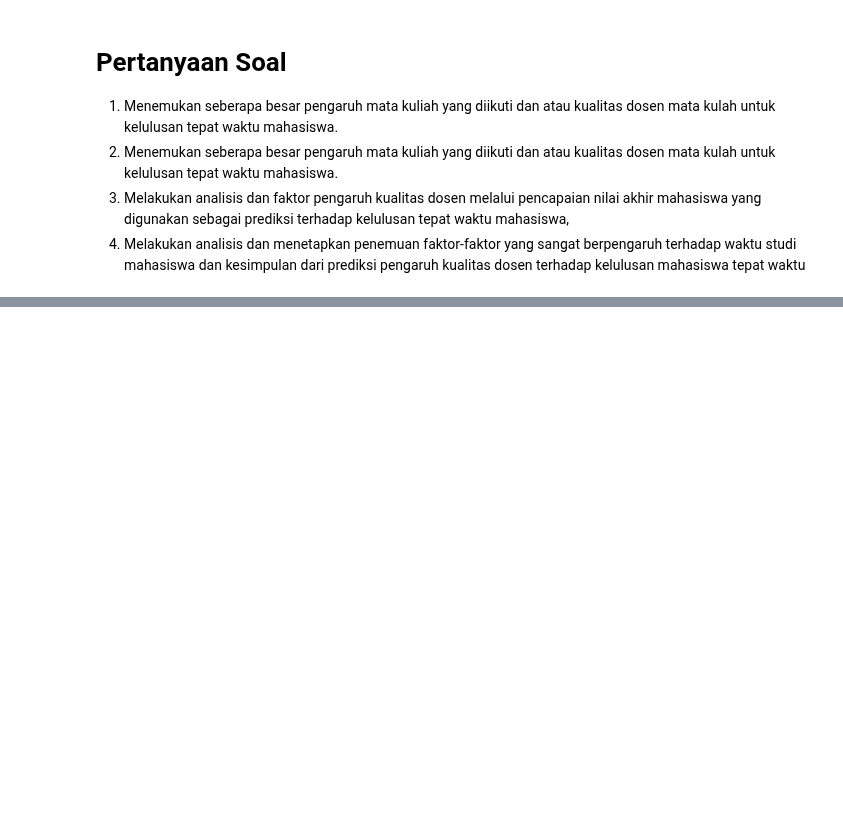
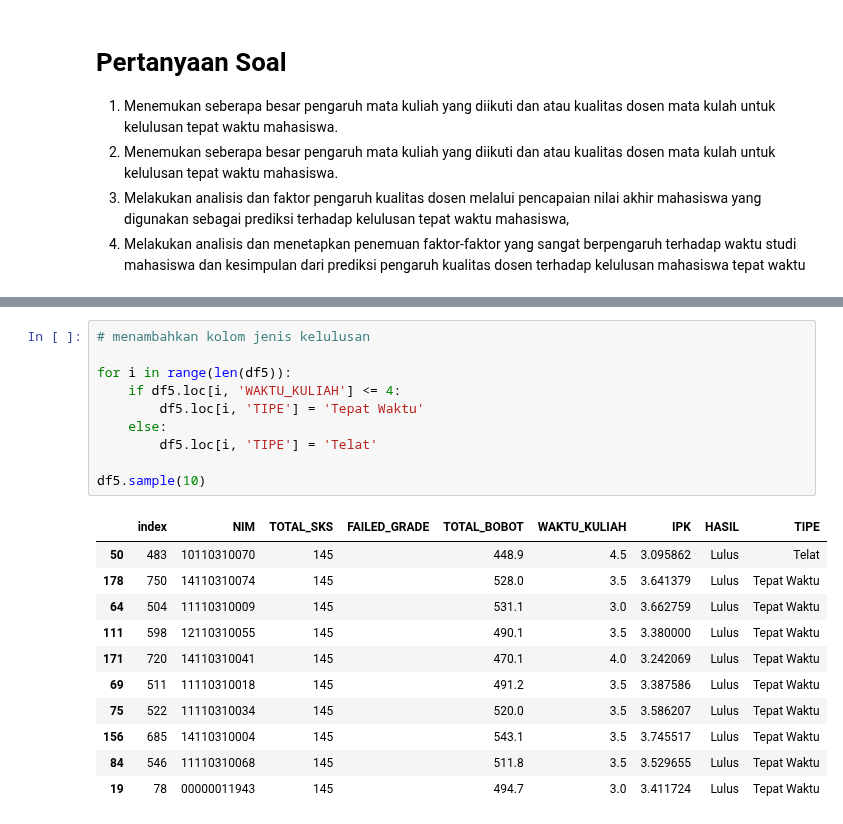
Before and after one commit to FelixFern/ISFEST-ODE, a Jupyter notebook: Modelling.ipynb, the cells around one changed output, grey strips where cells are left out. Drawn from its saved outputs; the diff is of its cells as text; blank space fills up the shorter version.

```diff
--- a/Modelling.ipynb
+++ b/Modelling.ipynb
@@ -171,0 +191,22 @@ sns.boxplot(data=results_df, palette='pastel')
+# %%
+# menambahkan kolom jenis kelulusan
+
+for i in range(len(df5)):
+    if df5.loc[i, 'WAKTU_KULIAH'] <= 4:
+        df5.loc[i, 'TIPE'] = 'Tepat Waktu'
+    else:
+        df5.loc[i, 'TIPE'] = 'Telat'
+
+df5.sample(10)
+# %% [output]
+|  | index | NIM | TOTAL_SKS | FAILED_GRADE | TOTAL_BOBOT | WAKTU_KULIAH | IPK | HASIL | TIPE |
+| 50 | 483 | 10110310070 | 145 |  | 448.9 | 4.5 | 3.095862 | Lulus | Telat |
+| 178 | 750 | 14110310074 | 145 |  | 528.0 | 3.5 | 3.641379 | Lulus | Tepat Waktu |
+| 64 | 504 | 11110310009 | 145 |  | 531.1 | 3.0 | 3.662759 | Lulus | Tepat Waktu |
+| 111 | 598 | 12110310055 | 145 |  | 490.1 | 3.5 | 3.380000 | Lulus | Tepat Waktu |
+| 171 | 720 | 14110310041 | 145 |  | 470.1 | 4.0 | 3.242069 | Lulus | Tepat Waktu |
+| 69 | 511 | 11110310018 | 145 |  | 491.2 | 3.5 | 3.387586 | Lulus | Tepat Waktu |
+| 75 | 522 | 11110310034 | 145 |  | 520.0 | 3.5 | 3.586207 | Lulus | Tepat Waktu |
+| 156 | 685 | 14110310004 | 145 |  | 543.1 | 3.5 | 3.745517 | Lulus | Tepat Waktu |
+| 84 | 546 | 11110310068 | 145 |  | 511.8 | 3.5 | 3.529655 | Lulus | Tepat Waktu |
+| 19 | 78 | 00000011943 | 145 |  | 494.7 | 3.0 | 3.411724 | Lulus | Tepat Waktu |
```
Also changed, not shown: parts of 10 cells of this notebook.
